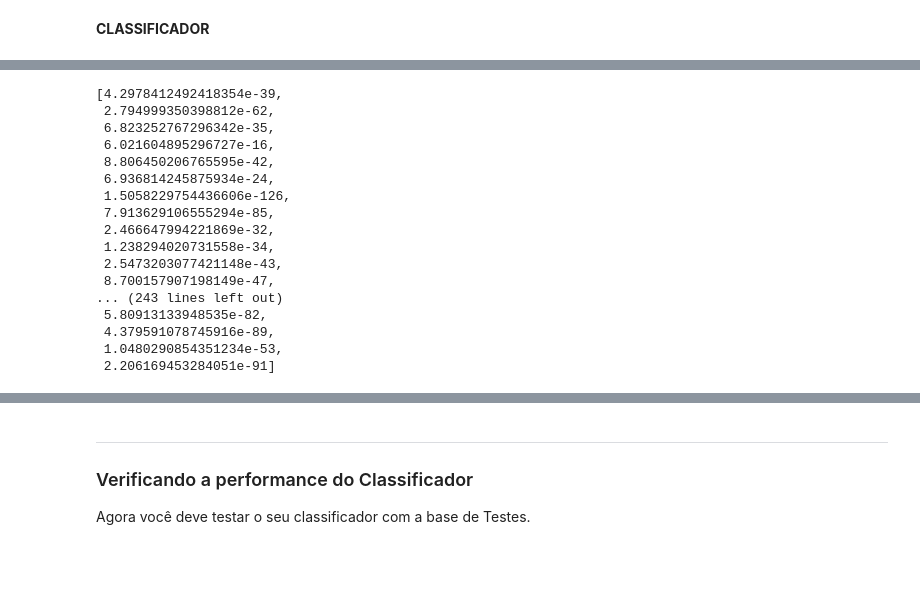
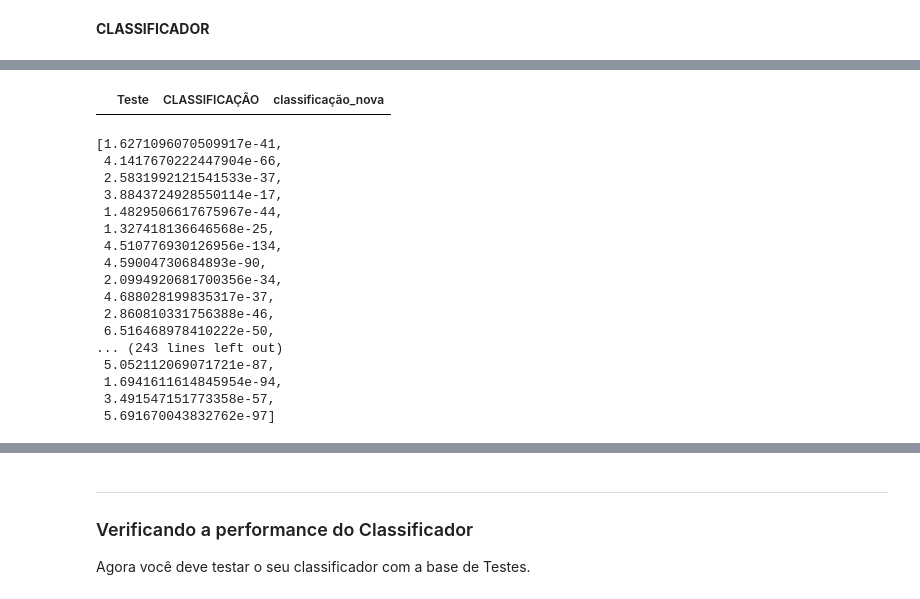
Before and after one commit to LidiaDomingos/PROJETO-1-CDADOS, a Jupyter notebook: LProjeto1_Layout_Classificador.ipynb, the cells around one changed output, grey strips where cells are left out. Drawn from its saved outputs; the diff is of its cells as text; code cells hidden in the pictures; blank space fills up the shorter version.

Commit message:
ajeitando o classificador ainda

```diff
--- a/LProjeto1_Layout_Classificador.ipynb
+++ b/LProjeto1_Layout_Classificador.ipynb
@@ -93,7 +93,7 @@ from nltk.tokenize.casual import TweetTokenizer #separa os emojis como palavras.
 
 def cleanup(text):
     #import string
-    punctuation = '[!-@.~[\]:"?;\),("/]' # Note que os sinais [] são delimitadores de um conjunto.
+    punctuation = '[!-@.~[\]:"''?;\),("/]' # Note que os sinais [] são delimitadores de um conjunto.
     pattern = re.compile(punctuation)
     text_subbed = re.sub(pattern, '', text)
     text_subbed = re.sub(r'http\S+', '',text_subbed)
@@ -132,7 +132,7 @@ relevante = cleanup(train_relevante_filtrada.lower())
 palavras_relevantes = RemoveStopWords(relevante)
 
 irrelevante = cleanup(train_irrelevante_filtrada.lower())
-palavras_irrelevantes = RemoveStopWords(irrelevantes)
+palavras_irrelevantes = RemoveStopWords(irrelevante)
 
 #JUNTANDO OS CONJUNTOS
 palavras_total = palavras_relevantes + palavras_irrelevantes
@@ -150,5 +150,4 @@ palavras_irrelevante_relativas = series_train_irrelevante.value_counts(True)
 #FREQUÊNCIAS ABSOLUTAS
 palavras_relevante_absolutas = series_train_relevante.value_counts()
 palavras_irrelevante_absolutas = series_train_irrelevante.value_counts()
-palavras_total_absolutas = series_train_global.value_counts()
-palavras_total_absolutas
+palavras_total_absolutas = series_total.value_counts()
@@ -193,14 +175,11 @@ def funcao_classificadora(test):
 
     test['classificação_nova'] = 'NaN'
 
-    comentarios = test.iloc[:,0:1]
-    comentarios_juntos = ' '.join(comentarios.iloc[:,0])
-    palavras_limpas_comentario = RemoveStopWords(cleanup(comentarios_juntos.lower()))
-    palavras_serie_comentario = pd.Series(palavras_limpas_comentario)
-    palavras_comentarios = palavras_serie_comentario.value_counts()
-
-    P_R = (palavras_relevante_absolutas.sum())/(palavras_total_absolutas.sum())
-    P_Rc = 1 - P_R
+#     comentarios = test.iloc[:,0:1]
+#     comentarios_juntos = ' '.join(comentarios.iloc[:,0])
+#     palavras_limpas_comentario = RemoveStopWords(cleanup(comentarios_juntos.lower()))
+#     palavras_serie_comentario = pd.Series(palavras_limpas_comentario)
+#     palavras_comentarios = palavras_serie_comentario.value_counts()
 
     for tweet in list(test.Teste):
         tweet_limpo = RemoveStopWords(cleanup(tweet.lower()))
@@ -228,6 +207,10 @@ def funcao_classificadora(test):
                 lista_de_probabilidades2.append(Laplace)
             P_C_dado_Rc = MultiplyList(lista_de_probabilidades2)
 
+        P_R = (palavras_relevante_absolutas.sum())/(palavras_total_absolutas.sum())
+
+        P_Rc = 1 - P_R
+
         P_R_dado_C = P_R * P_C_dado_R
 
         P_Rc_dado_C = P_Rc * P_C_dado_Rc
@@ -259,3 +226,8 @@ funcao_classificadora(test)
+# %%
+teste = funcao_classificadora(test)
+teste.loc[teste.classificação_nova == 1,:]
+# %% [output]
+|  | Teste | CLASSIFICAÇÃO | classificação_nova |
 # %%
 test['classificação_nova'] = 'NaN'
 lista = []
@@ -311,23 +283,23 @@ for tweet in list(test.Teste):
 # %%
 lista
 # %% [output]
-[4.2978412492418354e-39,
- 2.794999350398812e-62,
- 6.823252767296342e-35,
- 6.021604895296727e-16,
- 8.806450206765595e-42,
- 6.936814245875934e-24,
- 1.5058229754436606e-126,
- 7.913629106555294e-85,
- 2.466647994221869e-32,
- 1.238294020731558e-34,
- 2.5473203077421148e-43,
- 8.700157907198149e-47,
+[1.6271096070509917e-41,
+ 4.1417670222447904e-66,
+ 2.5831992121541533e-37,
+ 3.8843724928550114e-17,
+ 1.4829506617675967e-44,
+ 1.327418136646568e-25,
+ 4.510776930126956e-134,
+ 4.59004730684893e-90,
+ 2.0994920681700356e-34,
+ 4.688028199835317e-37,
+ 2.860810331756388e-46,
+ 6.516468978410222e-50,
 ... (243 lines left out)
- 5.80913133948535e-82,
- 4.379591078745916e-89,
- 1.0480290854351234e-53,
- 2.206169453284051e-91]
+ 5.052112069071721e-87,
+ 1.6941611614845954e-94,
+ 3.491547151773358e-57,
+ 5.691670043832762e-97]
 # %%
 lista1
 # %% [output]
```
Also changed, not shown: parts of 8 cells of this notebook.
